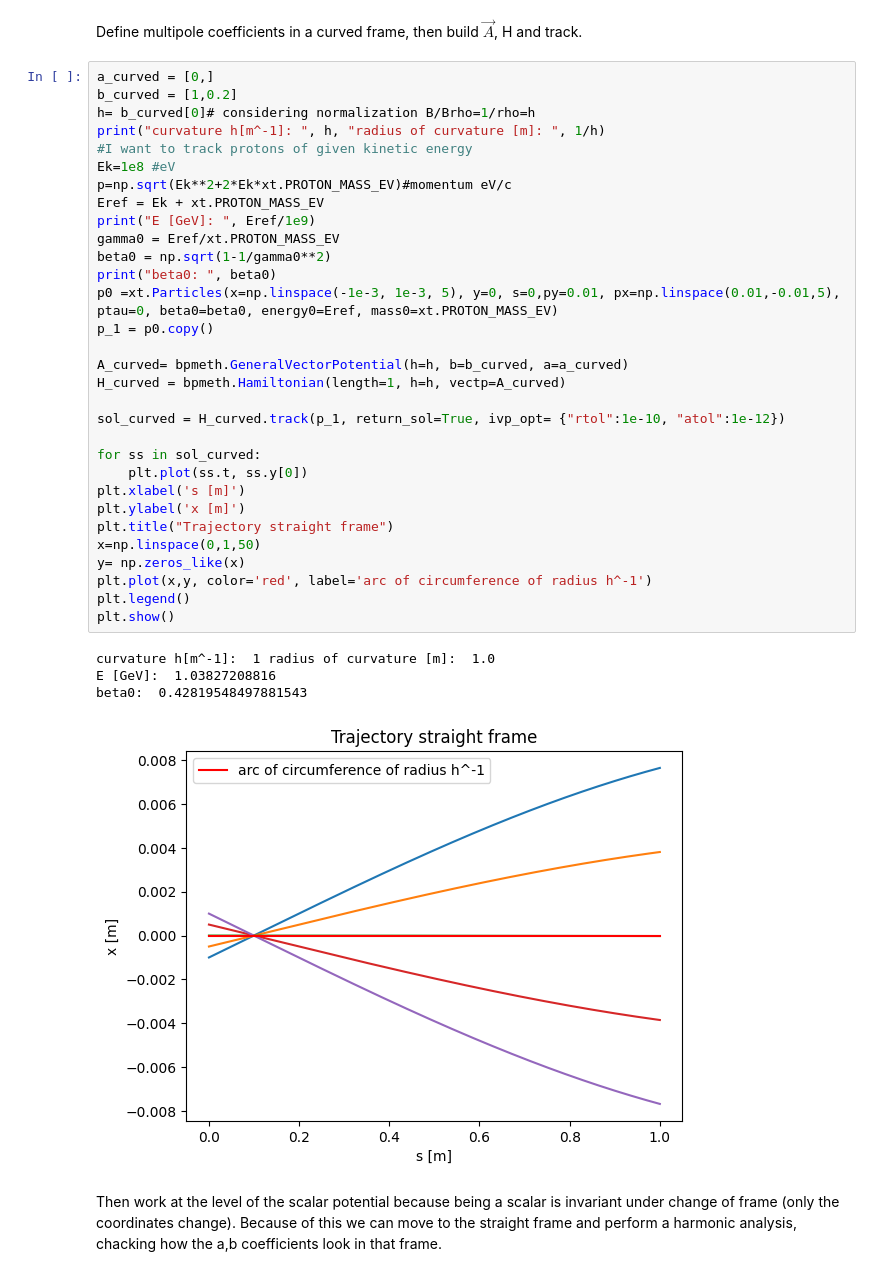
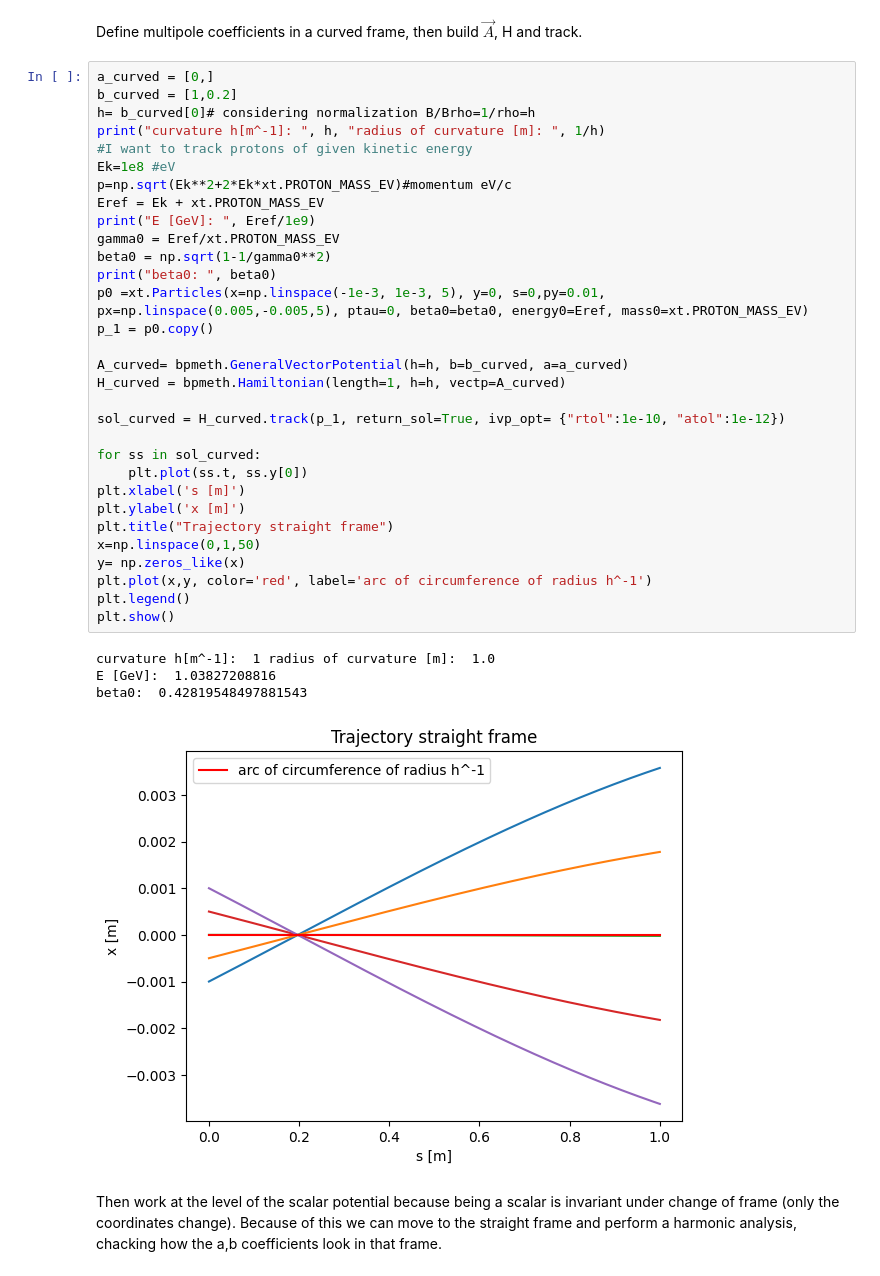
Before and after one commit to marcoliniF/bpmeth, a Jupyter notebook: preliminaryTrials/6.1track_framecomparisonnb.ipynb, the cells around one changed output. Cells and saved outputs as stored; diff of their text form.

```diff
--- a/preliminaryTrials/6.1track_framecomparisonnb.ipynb
+++ b/preliminaryTrials/6.1track_framecomparisonnb.ipynb
@@ -13,35 +13,35 @@ h= b_curved[0]# considering normalization B/Brho=1/rho=h
 print("curvature h[m^-1]: ", h, "radius of curvature [m]: ", 1/h)
 #I want to track protons of given kinetic energy
 Ek=1e8 #eV
 p=np.sqrt(Ek**2+2*Ek*xt.PROTON_MASS_EV)#momentum eV/c
 Eref = Ek + xt.PROTON_MASS_EV
 print("E [GeV]: ", Eref/1e9)
 gamma0 = Eref/xt.PROTON_MASS_EV
 beta0 = np.sqrt(1-1/gamma0**2)
 print("beta0: ", beta0)
-p0 =xt.Particles(x=np.linspace(-1e-3, 1e-3, 5), y=0, s=0,py=0.01, px=np.linspace(0.01,-0.01,5), ptau=0, beta0=beta0, energy0=Eref, mass0=xt.PROTON_MASS_EV)
+p0 =xt.Particles(x=np.linspace(-1e-3, 1e-3, 5), y=0, s=0,py=0.01, px=np.linspace(0.005,-0.005,5), ptau=0, beta0=beta0, energy0=Eref, mass0=xt.PROTON_MASS_EV)
 p_1 = p0.copy()
 
 A_curved= bpmeth.GeneralVectorPotential(h=h, b=b_curved, a=a_curved)
 H_curved = bpmeth.Hamiltonian(length=1, h=h, vectp=A_curved)
 
 sol_curved = H_curved.track(p_1, return_sol=True, ivp_opt= {"rtol":1e-10, "atol":1e-12})
 
 for ss in sol_curved:
     plt.plot(ss.t, ss.y[0])
 plt.xlabel('s [m]')
 plt.ylabel('x [m]')
 plt.title("Trajectory straight frame")
 x=np.linspace(0,1,50)
 y= np.zeros_like(x)
 plt.plot(x,y, color='red', label='arc of circumference of radius h^-1')
 plt.legend()
 plt.show()
 # %% [output]
 curvature h[m^-1]:  1 radius of curvature [m]:  1.0
 E [GeV]:  1.03827208816
 beta0:  0.42819548497881543
-[figure, old version]
+[figure, new version]
 # %% [markdown]
 Then work at the level of the scalar potential because being a scalar is invariant under change of frame (only the coordinates change). Because of this we can move to the straight frame and perform a harmonic analysis, chacking how the a,b coefficients look in that frame.
 # %%
```
Also changed, not shown: parts of 8 cells of this notebook.
